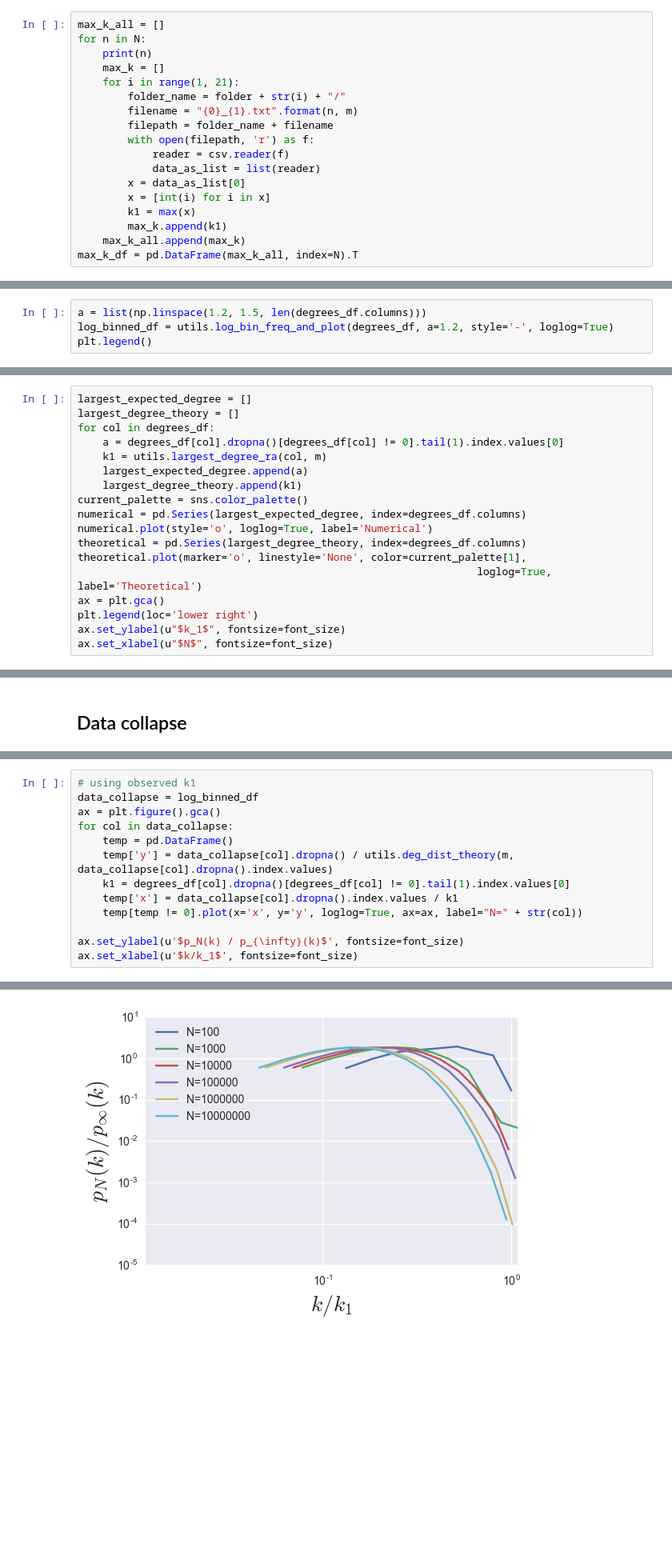
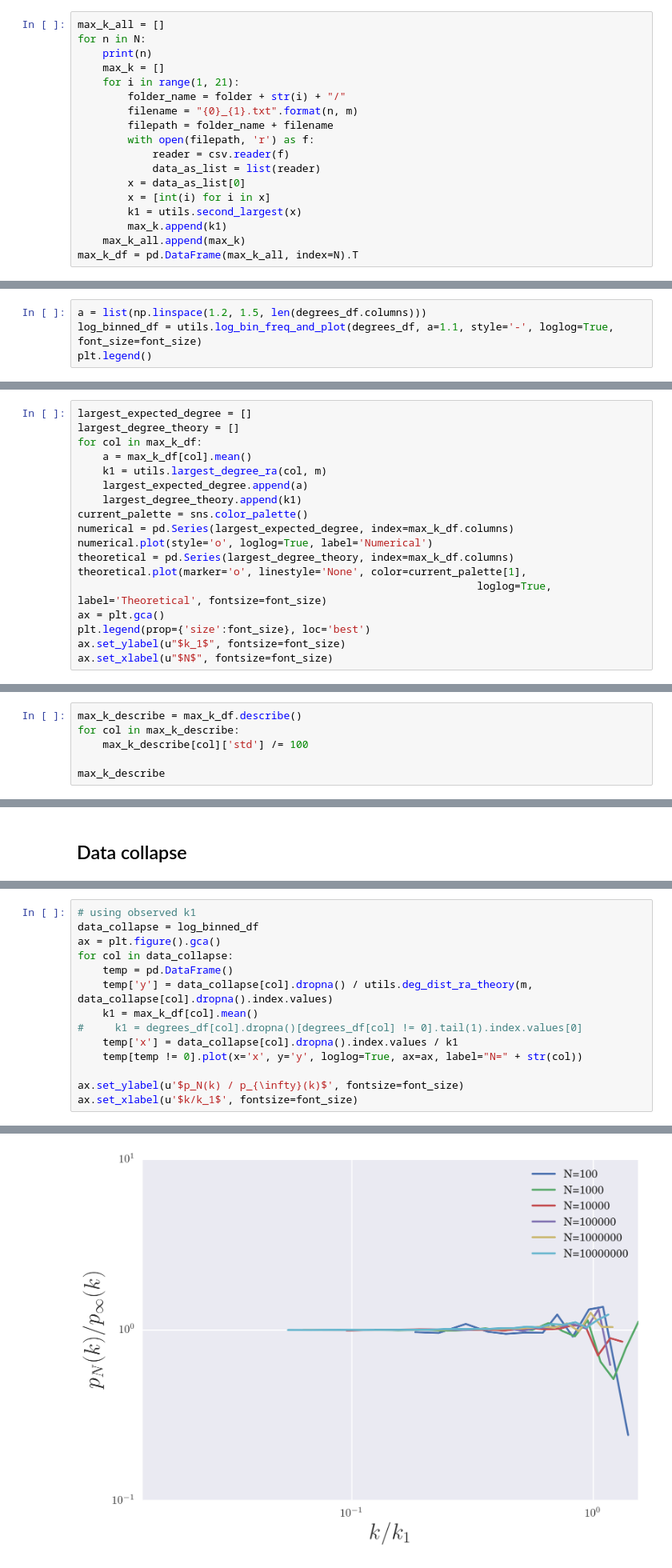
Before and after one commit to lingxz/networks, a Jupyter notebook: random-attachment.ipynb, the cells around one changed output, grey strips where cells are left out. Shown at 80% size. Cells and saved outputs as stored; diff of their text form; blank space fills up the shorter version.

```diff
--- a/random-attachment.ipynb
+++ b/random-attachment.ipynb
@@ -171,7 +193,7 @@ for n in N:
             data_as_list = list(reader)
         x = data_as_list[0]
         x = [int(i) for i in x]
-        k1 = max(x)
+        k1 = utils.second_largest(x)
         max_k.append(k1)
     max_k_all.append(max_k)
 max_k_df = pd.DataFrame(max_k_all, index=N).T
@@ -209,7 +234,7 @@ degrees_df.plot(loglog=True, style='o', alpha=0.7)
 ## log bin
 # %%
 a = list(np.linspace(1.2, 1.5, len(degrees_df.columns)))
-log_binned_df = utils.log_bin_freq_and_plot(degrees_df, a=1.2, style='-', loglog=True)
+log_binned_df = utils.log_bin_freq_and_plot(degrees_df, a=1.1, style='-', loglog=True, font_size=font_size)
 plt.legend()
 # %% [output]
 <matplotlib.legend.Legend at 0x...>
@@ -217,19 +242,19 @@ plt.legend()
 # %%
 largest_expected_degree = []
 largest_degree_theory = []
-for col in degrees_df:
-    a = degrees_df[col].dropna()[degrees_df[col] != 0].tail(1).index.values[0]
+for col in max_k_df:
+    a = max_k_df[col].mean()
     k1 = utils.largest_degree_ra(col, m)
     largest_expected_degree.append(a)
     largest_degree_theory.append(k1)
 current_palette = sns.color_palette()
-numerical = pd.Series(largest_expected_degree, index=degrees_df.columns)
+numerical = pd.Series(largest_expected_degree, index=max_k_df.columns)
 numerical.plot(style='o', loglog=True, label='Numerical')
-theoretical = pd.Series(largest_degree_theory, index=degrees_df.columns)
+theoretical = pd.Series(largest_degree_theory, index=max_k_df.columns)
 theoretical.plot(marker='o', linestyle='None', color=current_palette[1],
-                                                                loglog=True, label='Theoretical')
+                                                                loglog=True, label='Theoretical', fontsize=font_size)
 ax = plt.gca()
-plt.legend(loc='lower right')
+plt.legend(prop={'size':font_size}, loc='best')
 ax.set_ylabel(u"$k_1$", fontsize=font_size)
 ax.set_xlabel(u"$N$", fontsize=font_size)
 # %% [output]
@@ -237,0 +263,6 @@ ax.set_xlabel(u"$N$", fontsize=font_size)
+# %%
+max_k_describe = max_k_df.describe()
+for col in max_k_describe:
+    max_k_describe[col]['std'] /= 100
+
+max_k_describe
@@ -268,16 +329,17 @@ ax.set_xlabel(u'$k/k_1$', fontsize=font_size)
 # %%
 # using observed k1
 data_collapse = log_binned_df
 ax = plt.figure().gca()
 for col in data_collapse:
     temp = pd.DataFrame()
-    temp['y'] = data_collapse[col].dropna() / utils.deg_dist_theory(m, data_collapse[col].dropna().index.values)
-    k1 = degrees_df[col].dropna()[degrees_df[col] != 0].tail(1).index.values[0]
+    temp['y'] = data_collapse[col].dropna() / utils.deg_dist_ra_theory(m, data_collapse[col].dropna().index.values)
+    k1 = max_k_df[col].mean()
+#     k1 = degrees_df[col].dropna()[degrees_df[col] != 0].tail(1).index.values[0]
     temp['x'] = data_collapse[col].dropna().index.values / k1
     temp[temp != 0].plot(x='x', y='y', loglog=True, ax=ax, label="N=" + str(col))
 
 ax.set_ylabel(u'$p_N(k) / p_{\infty}(k)$', fontsize=font_size)
 ax.set_xlabel(u'$k/k_1$', fontsize=font_size)
 # %% [output]
 <matplotlib.text.Text at 0x...>
-[figure, old version]
+[figure, new version]
```
Also changed, not shown: parts of 16 cells of this notebook, 26 other files.
